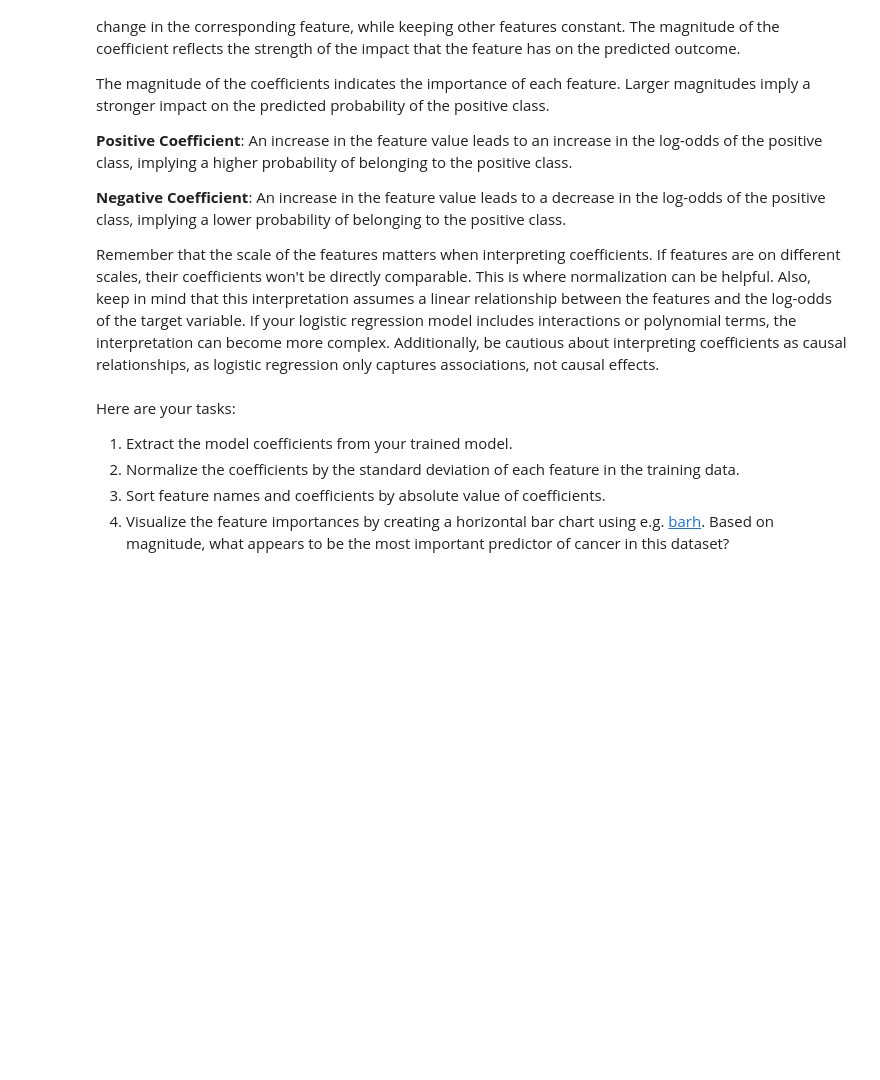
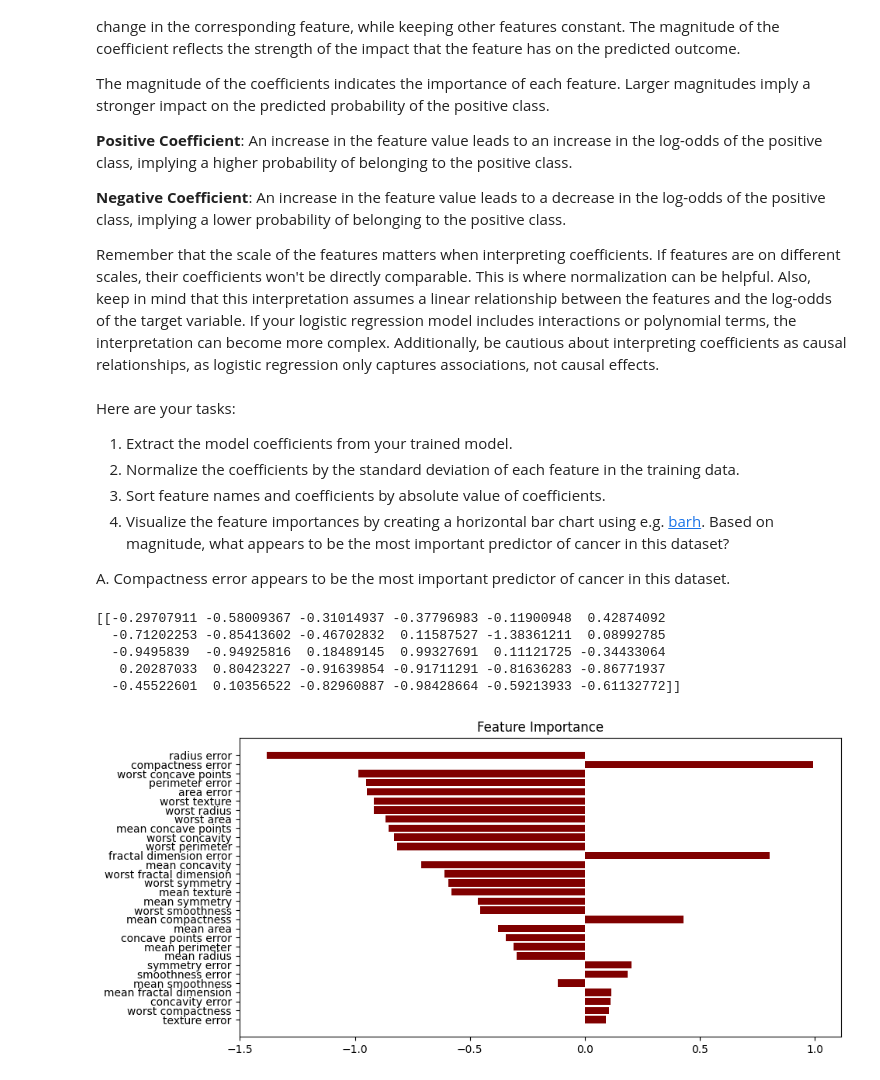
Before and after one commit to psykano/MLbootcamp, a Jupyter notebook: Student_MLE_MiniProject_Logistic_Regression.ipynb, the cells around one changed output. Saved outputs shown, nothing was run; the diff lists cells and outputs as text; code cells hidden in the pictures; blank space fills up the shorter version.

Commit message:
Update logistic regression

```diff
--- a/Student_MLE_MiniProject_Logistic_Regression.ipynb
+++ b/Student_MLE_MiniProject_Logistic_Regression.ipynb
@@ -242,7 +243,17 @@ Here are your tasks:
 2. Normalize the coefficients by the standard deviation of each feature in the training data.
 3. Sort feature names and coefficients by absolute value of coefficients.
 4. Visualize the feature importances by creating a horizontal bar chart using e.g. [barh](https://matplotlib.org/3.1.1/api/_as_gen/matplotlib.pyplot.barh.html). Based on magnitude, what appears to be the most important predictor of cancer in this dataset?
+
+A. Compactness error appears to be the most important predictor of cancer in this dataset.
 # %%
 # Extract coefficients
+coeff = pipe['logistic'].coef_
+print(coeff)
+# %% [output]
+[[-0.29707911 -0.58009367 -0.31014937 -0.37796983 -0.11900948  0.42874092
+  -0.71202253 -0.85413602 -0.46702832  0.11587527 -1.38361211  0.08992785
+  -0.9495839  -0.94925816  0.18489145  0.99327691  0.11121725 -0.34433064
+   0.20287033  0.80423227 -0.91639854 -0.91711291 -0.81636283 -0.86771937
+  -0.45522601  0.10356522 -0.82960887 -0.98428664 -0.59213933 -0.61132772]]
 # %%
 # Normalize the coefficients by the standard deviation
@@ -249,2 +261,4 @@ Here are your tasks:
 # %%
 # Sort feature names and coefficients by absolute value of coefficients
+coeff_dict = dict(zip(data.feature_names, coeff[0]))
+sorted_coeff_dict = dict(sorted(coeff_dict.items(), key=lambda x: abs(x[1])))
@@ -252,0 +265,12 @@ Here are your tasks:
+# %%
+# Visualize feature importances
+y_graph = list(sorted_coeff_dict.keys())
+width_graph = list(sorted_coeff_dict.values())
+fig = plt.figure(figsize=(10, 5))
+plt.barh(y_graph, width_graph, color='maroon')
+#plt.xlabel("Importance")
+#plt.ylabel("Features")
+plt.title("Feature Importance")
+plt.show()
+# %% [output]
+[figure, added]
```
Also changed, not shown: parts of 4 cells of this notebook.
